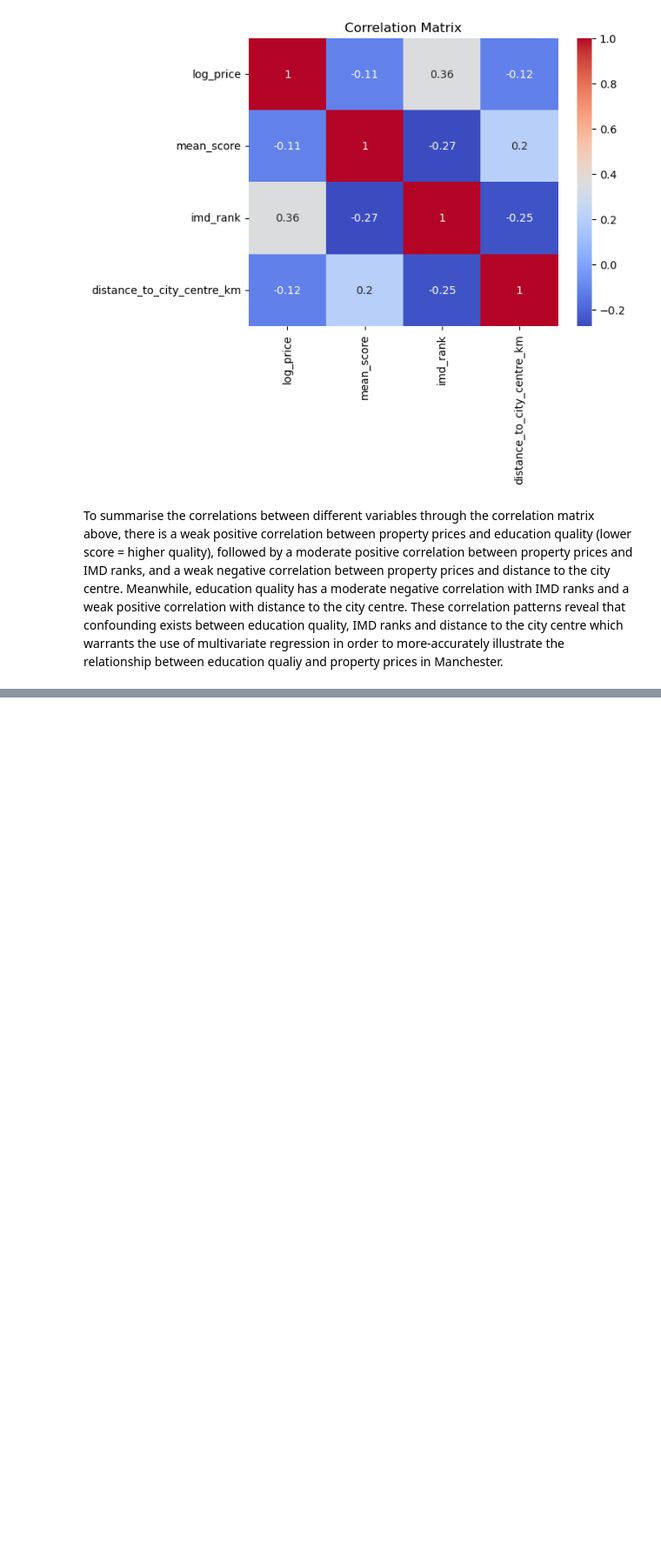
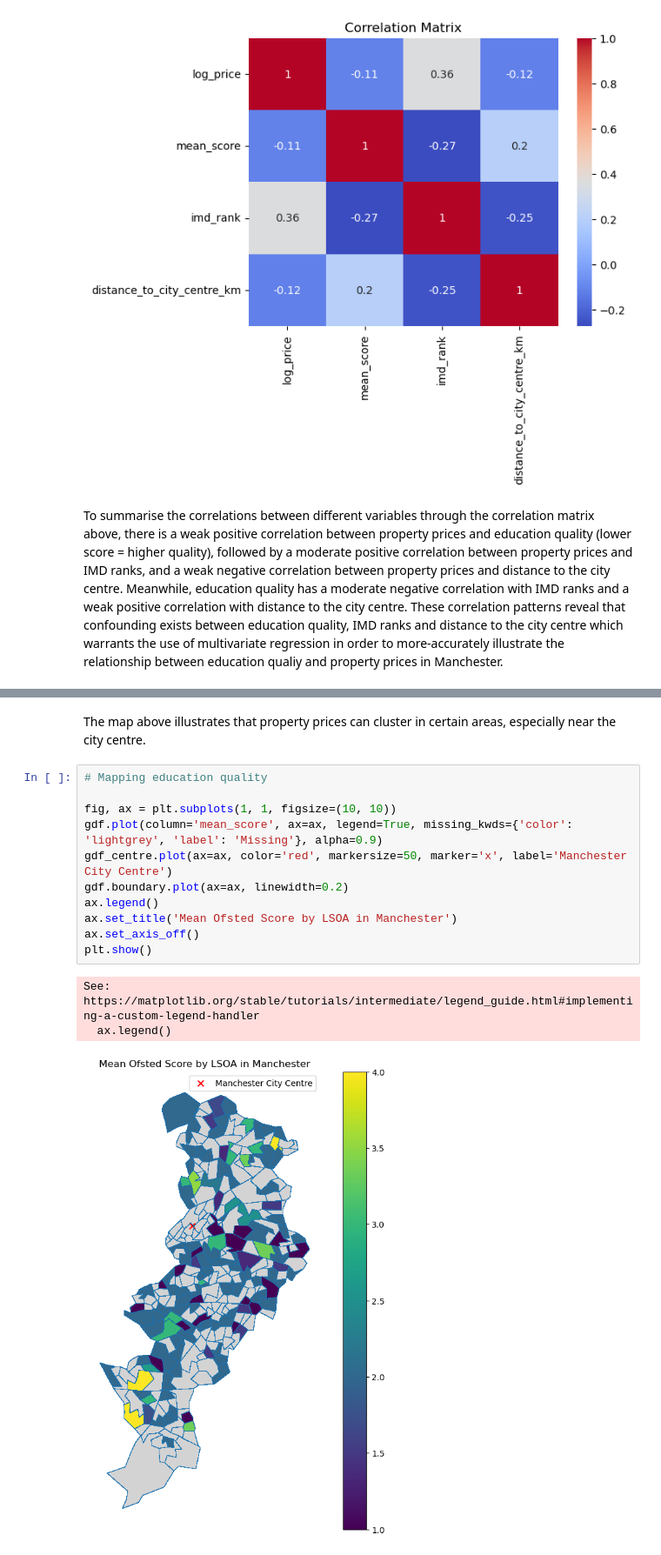
Before and after one commit to jonathanskuy/manchester-property-vs-education, a Jupyter notebook: notebooks/manchester_property_vs_education.ipynb, the cells around one changed output, grey strips where cells are left out. Shown at 87% size. Drawn from its saved outputs; the diff is of its cells as text; blank space fills up the shorter version.

```diff
--- a/notebooks/manchester_property_vs_education.ipynb
+++ b/notebooks/manchester_property_vs_education.ipynb
@@ -1196,0 +1306,17 @@ To summarise the correlations between different variables through the correlatio
+# %% [markdown]
+The map above illustrates that property prices can cluster in certain areas, especially near the city centre.
+# %%
+# Mapping education quality
+
+fig, ax = plt.subplots(1, 1, figsize=(10, 10))
+gdf.plot(column='mean_score', ax=ax, legend=True, missing_kwds={'color': 'lightgrey', 'label': 'Missing'}, alpha=0.9)
+gdf_centre.plot(ax=ax, color='red', markersize=50, marker='x', label='Manchester City Centre')
+gdf.boundary.plot(ax=ax, linewidth=0.2)
+ax.legend()
+ax.set_title('Mean Ofsted Score by LSOA in Manchester')
+ax.set_axis_off()
+plt.show()
+# %% [output]
+See: https://matplotlib.org/stable/tutorials/intermediate/legend_guide.html#implementing-a-custom-legend-handler
+  ax.legend()
+[figure, added]
```
Also changed, not shown: parts of 11 cells of this notebook, 1 other file.
